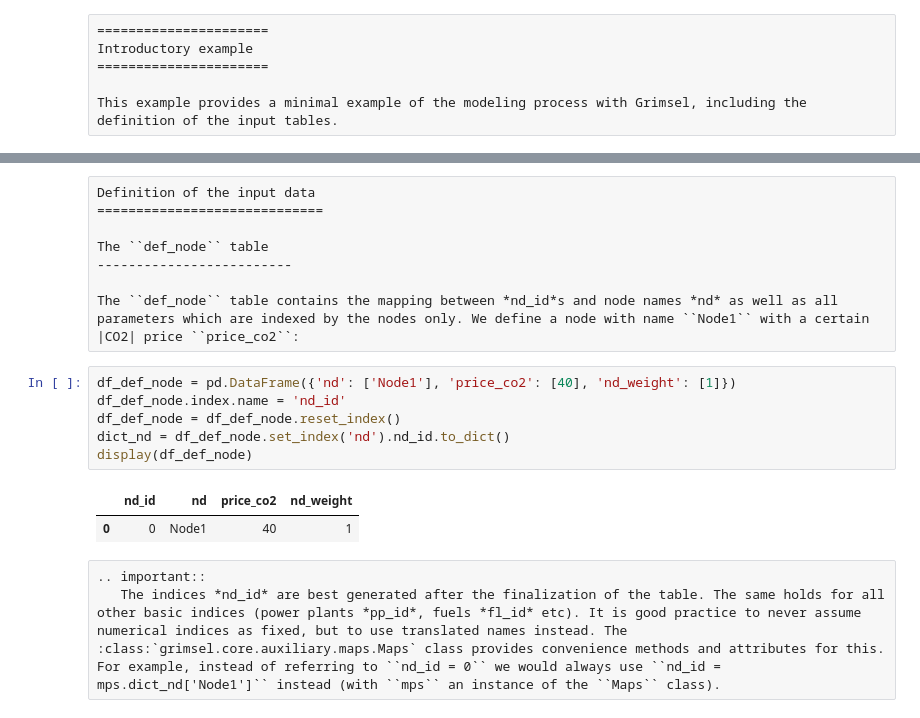
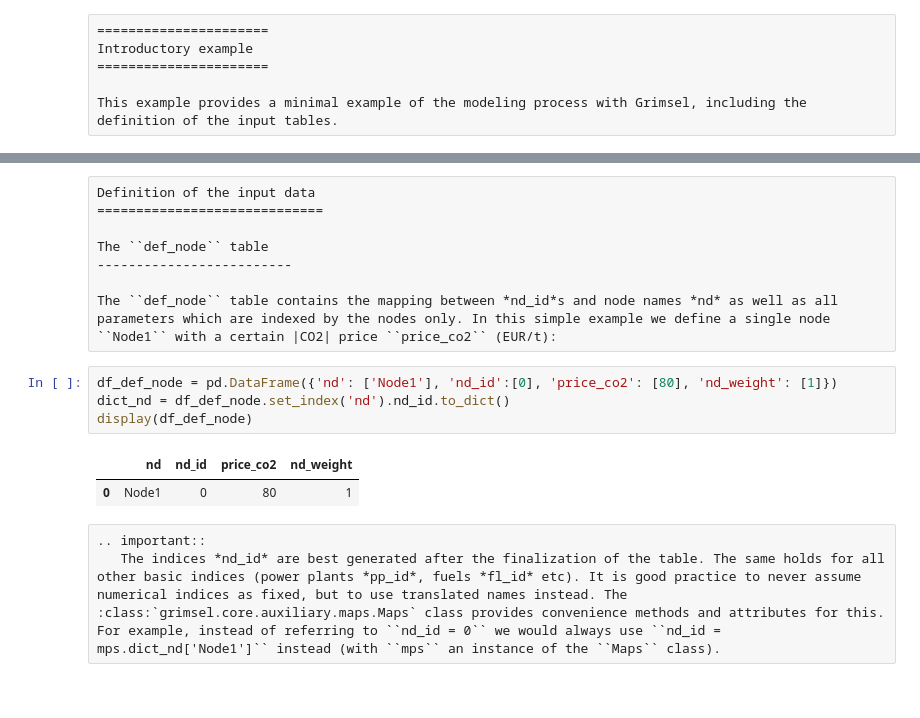
Before and after one commit to mcsoini/grimsel, a Jupyter notebook: notebooks/doc_introductory_example.ipynb, the cells around one changed output, grey strips where cells are left out. Drawn from its saved outputs; the diff is of its cells as text.

```diff
--- a/notebooks/doc_introductory_example.ipynb
+++ b/notebooks/doc_introductory_example.ipynb
@@ -19,16 +38,14 @@ Definition of the input data
 The ``def_node`` table
 -------------------------
 
-The ``def_node`` table contains the mapping between *nd_id*s and node names *nd* as well as all parameters which are indexed by the nodes only. We define a node with name ``Node1`` with a certain |CO2| price ``price_co2``:
+The ``def_node`` table contains the mapping between *nd_id*s and node names *nd* as well as all parameters which are indexed by the nodes only. In this simple example we define a single node ``Node1`` with a certain |CO2| price ``price_co2`` (EUR/t):
 # %%
-df_def_node = pd.DataFrame({'nd': ['Node1'], 'price_co2': [40], 'nd_weight': [1]})
-df_def_node.index.name = 'nd_id'
-df_def_node = df_def_node.reset_index()
+df_def_node = pd.DataFrame({'nd': ['Node1'], 'nd_id':[0], 'price_co2': [80], 'nd_weight': [1]})
 dict_nd = df_def_node.set_index('nd').nd_id.to_dict()
 display(df_def_node)
 # %% [output]
-|  | nd_id | nd | price_co2 | nd_weight |
-| 0 | 0 | Node1 | 40 | 1 |
+|  | nd | nd_id | price_co2 | nd_weight |
+| 0 | Node1 | 0 | 80 | 1 |
 # %% [raw]
 .. important::
    The indices *nd_id* are best generated after the finalization of the table. The same holds for all other basic indices (power plants *pp_id*, fuels *fl_id* etc). It is good practice to never assume numerical indices as fixed, but to use translated names instead. The :class:`grimsel.core.auxiliary.maps.Maps` class provides convenience methods and attributes for this. For example, instead of referring to ``nd_id = 0`` we would always use ``nd_id = mps.dict_nd['Node1']`` instead (with ``mps`` an instance of the ``Maps`` class).
```
Also changed, not shown: parts of 13 cells of this notebook.
